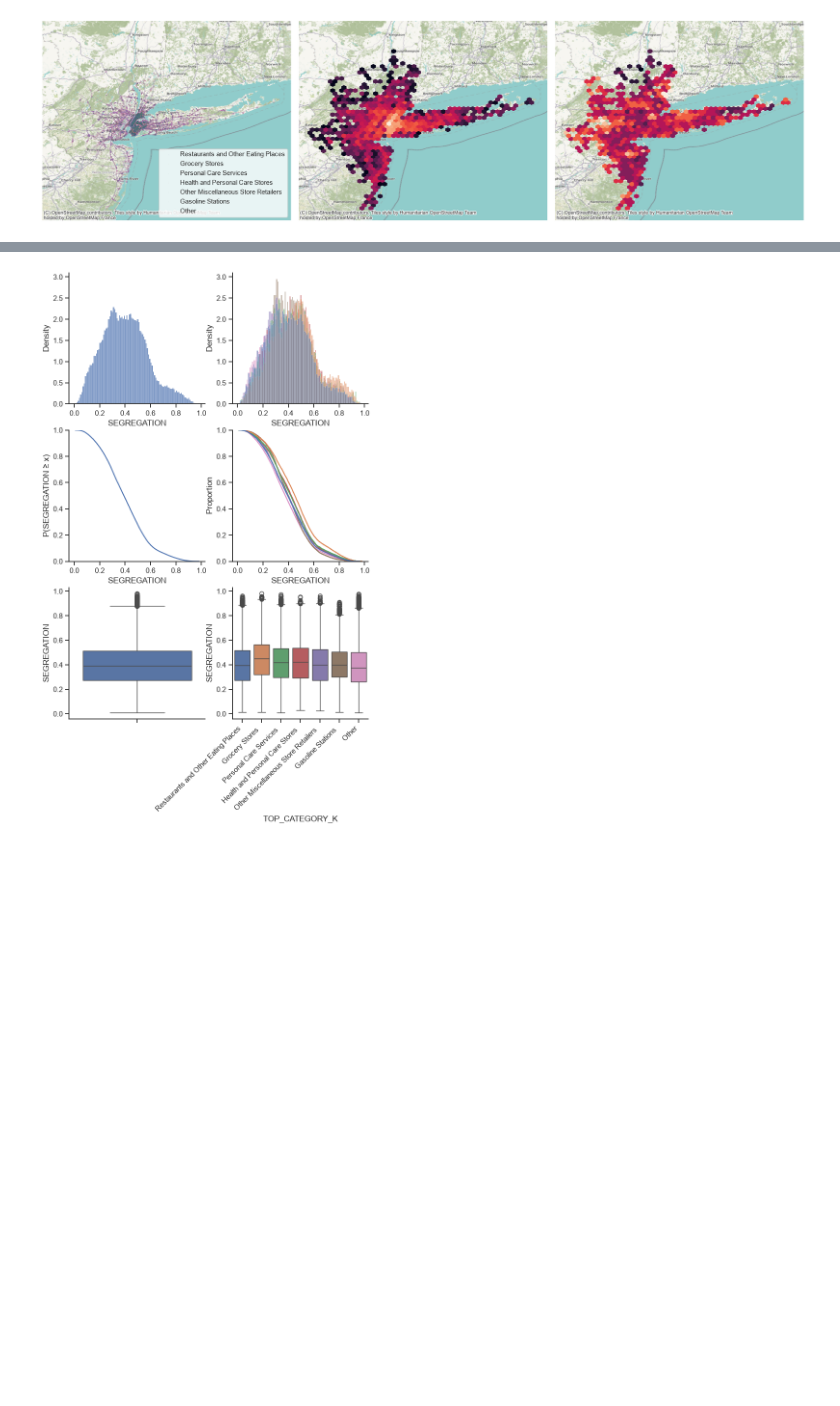
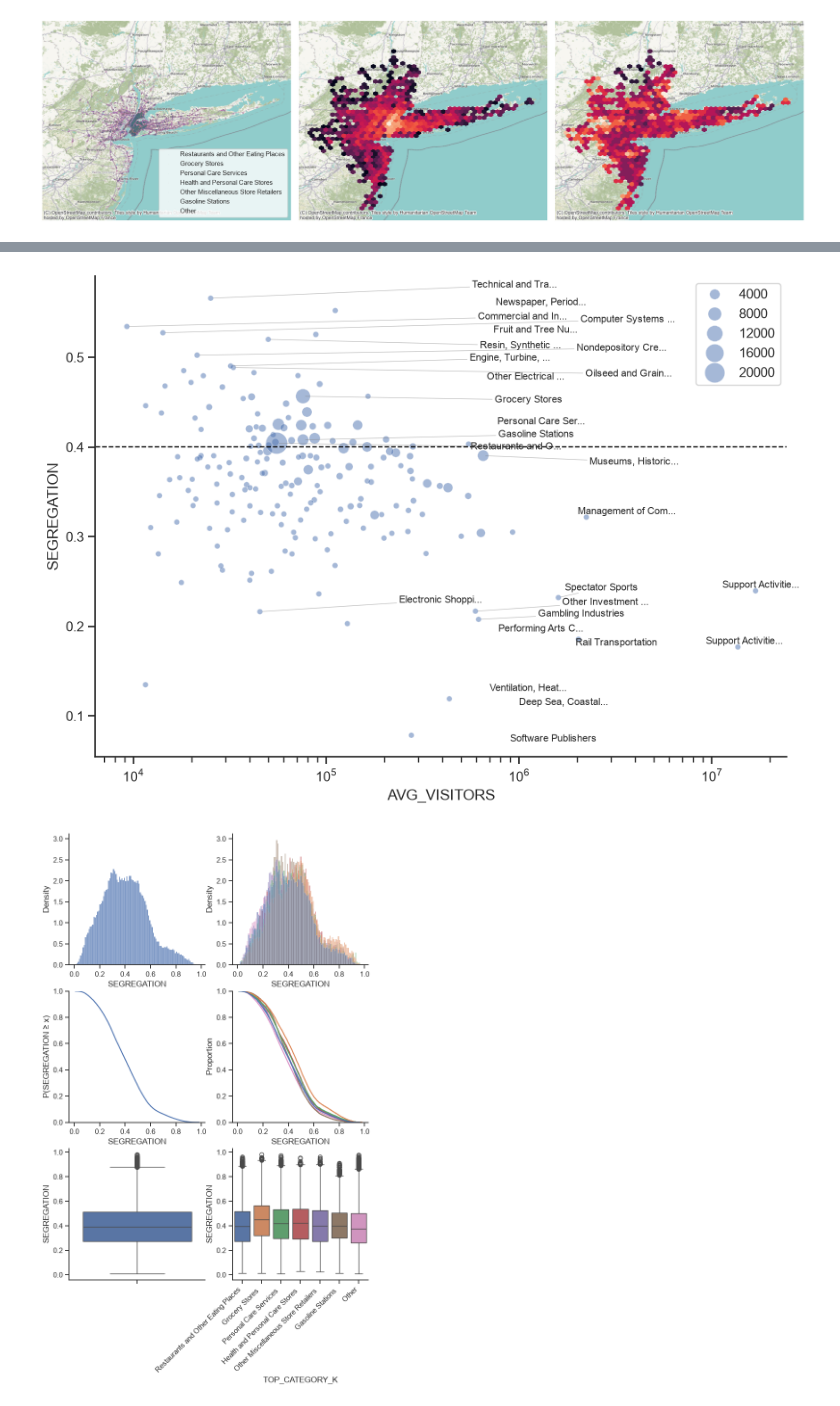
Before and after one commit to marcus-friis/weekly-patterns-plus-exploration, a Jupyter notebook: notebooks/new-york-poi-segregation.ipynb, the cells around one changed output, grey strips where cells are left out. Saved outputs shown, nothing was run; the diff lists cells and outputs as text; code cells hidden in the pictures; blank space fills up the shorter version.

```diff
--- a/notebooks/new-york-poi-segregation.ipynb
+++ b/notebooks/new-york-poi-segregation.ipynb
@@ -329,3 +321,64 @@ sns.despine()
+# %%
+fig, ax = plt.subplots(figsize=(10, 7))
+cat_pdf = categories.to_pandas()
+
+sns.scatterplot(
+    cat_pdf,
+    x="AVG_VISITORS",
+    y="SEGREGATION",
+    size="NUM_POIS",
+    sizes=(20, 300),
+    alpha=0.5,
+    ax=ax,
+)
+
+outliers = pl.concat([
+    categories.top_k(10, by="SEGREGATION"),
+    categories.bottom_k(10, by="SEGREGATION"),
+    categories.top_k(5, by="AVG_VISITORS"),
+    categories.top_k(5, by="NUM_POIS")
+]).unique("TOP_CATEGORY")
+
+texts = []
+
+for row in outliers.to_dicts():
+    label = row["TOP_CATEGORY"]
+    # truncate long category names
+    if len(label) > 20:
+        label = label[:17] + "..."
+    texts.append(
+        ax.text(
+            row["AVG_VISITORS"],
+            row["SEGREGATION"],
+            label,
+            fontsize=8,
+        )
+    )
+
+adjust_text(
+    texts,
+    ax=ax,
+    arrowprops=dict(
+        arrowstyle="-",
+        color="gray",
+        lw=0.5,
+        alpha=0.5,
+    ),
+    ensure_inside_axes=False,
+)
+
+mean_seg = pois["SEGREGATION"].mean()
+ax.set_xscale("log")
+ax.axhline(
+    mean_seg,
+    color="black",
+    ls="--",
+    linewidth=1,
+)
+ax.legend()
+sns.despine()
+# %% [output]
+[figure, added]
 # %%
 fig, axes = plt.subplots(3, 2, figsize=(8, 12))
 pois_pd = pois.with_columns(
```
Also changed, not shown: parts of 9 cells of this notebook, 2 other files.
